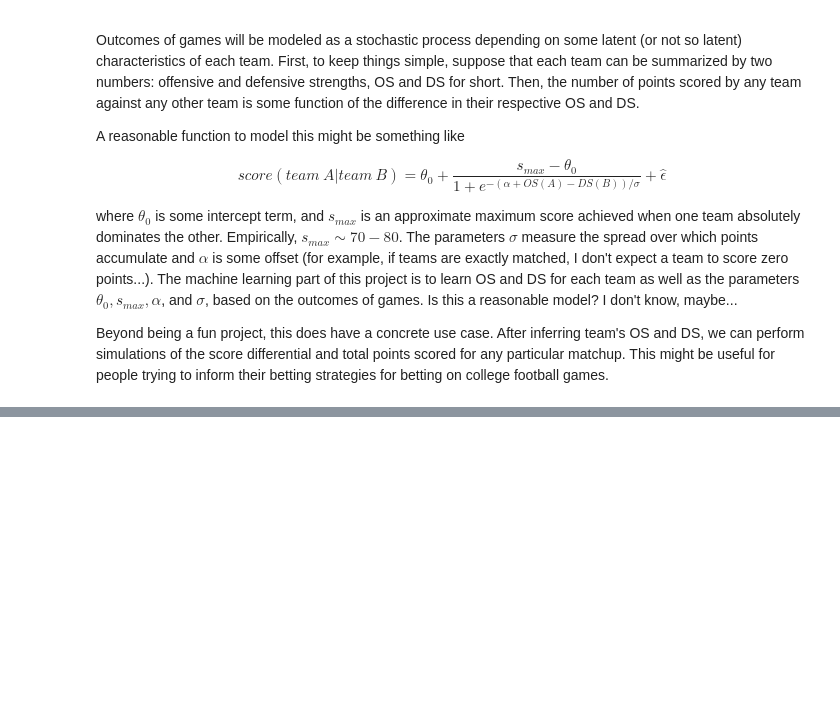
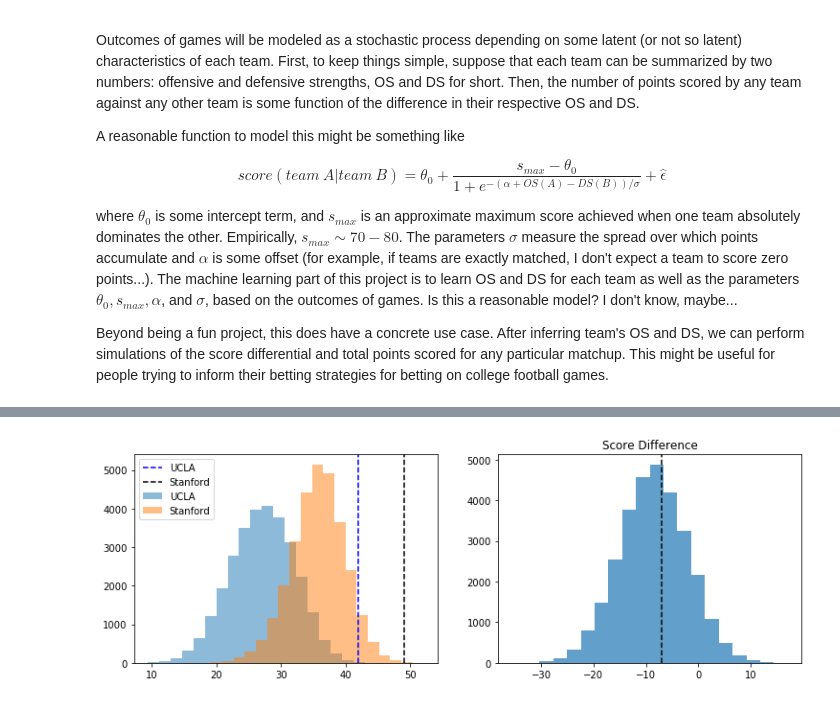
Before and after one commit to dbz10/bayesian-cfb, a Jupyter notebook: notebooks/02-modeling playground.ipynb, the cells around one changed output, grey strips where cells are left out. Cells and saved outputs as stored; diff of their text form; code cells hidden in the pictures; blank space fills up the shorter version.

```diff
--- a/notebooks/02-modeling playground.ipynb
+++ b/notebooks/02-modeling playground.ipynb
@@ -16,0 +210,4 @@ Beyond being a fun project, this does have a concrete use case. After inferring
+# %%
+sample_outcome('UCLA','Stanford')
+# %% [output]
+[figure, added]
```
Also changed, not shown: parts of 21 cells of this notebook.
